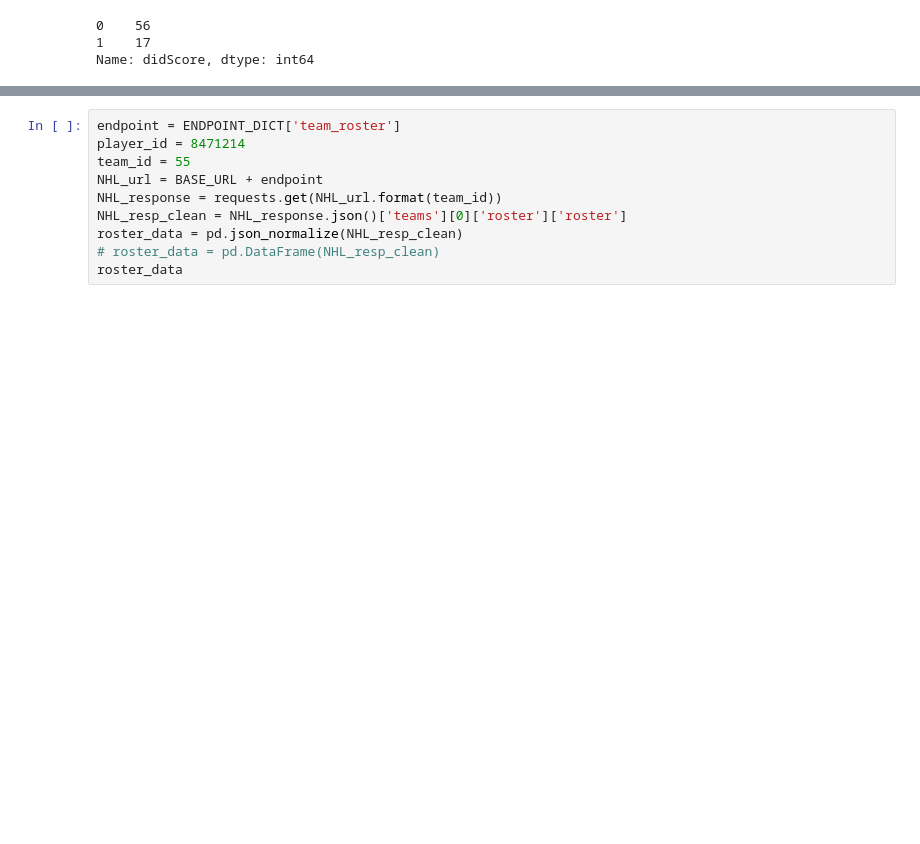
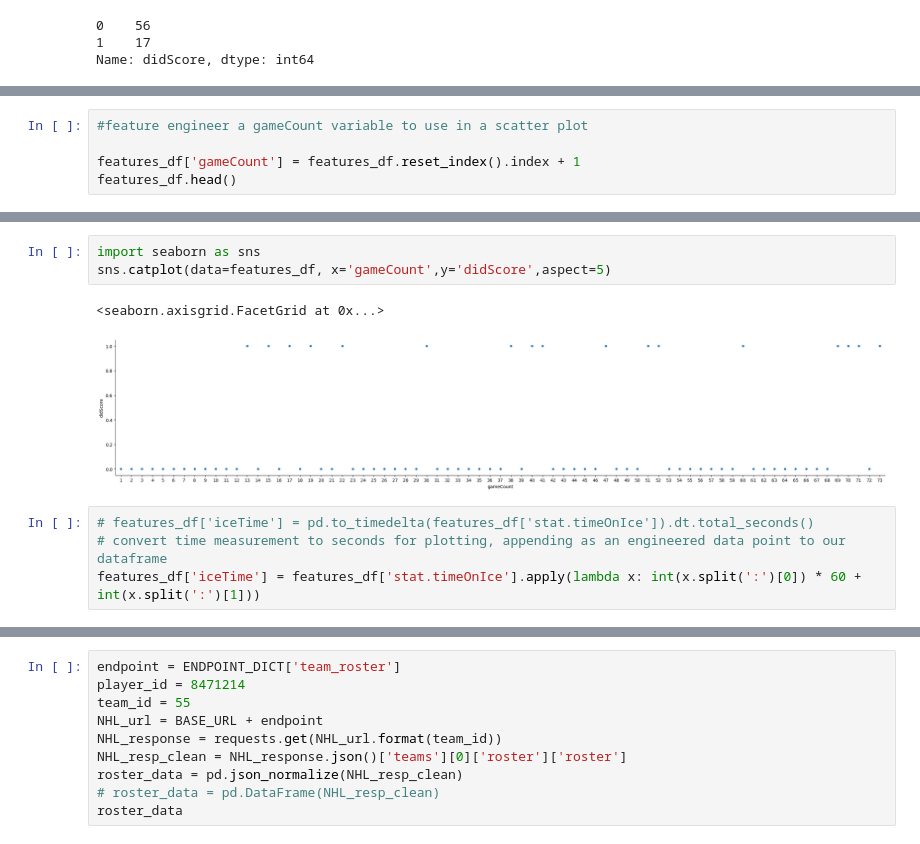
Before and after one commit to ElBennito39/fantasy_hockey_manager, a Jupyter notebook: NHL-data-exploration.ipynb, the cells around one changed output, grey strips where cells are left out. Cells and saved outputs as stored; diff of their text form; blank space fills up the shorter version.

```diff
--- a/NHL-data-exploration.ipynb
+++ b/NHL-data-exploration.ipynb
@@ -317,0 +307,5 @@ features_df
+# %%
+#feature engineer a gameCount variable to use in a scatter plot
+
+features_df['gameCount'] = features_df.reset_index().index + 1
+features_df.head()
@@ -317,0 +319,10 @@ features_df
+# %%
+import seaborn as sns
+sns.catplot(data=features_df, x='gameCount',y='didScore',aspect=5)
+# %% [output]
+<seaborn.axisgrid.FacetGrid at 0x...>
+[figure, added]
+# %%
+# features_df['iceTime'] = pd.to_timedelta(features_df['stat.timeOnIce']).dt.total_seconds()
+# convert time measurement to seconds for plotting, appending as an engineered data point to our dataframe
+features_df['iceTime'] = features_df['stat.timeOnIce'].apply(lambda x: int(x.split(':')[0]) * 60 + int(x.split(':')[1]))
```
Also changed, not shown: parts of 11 cells of this notebook.
